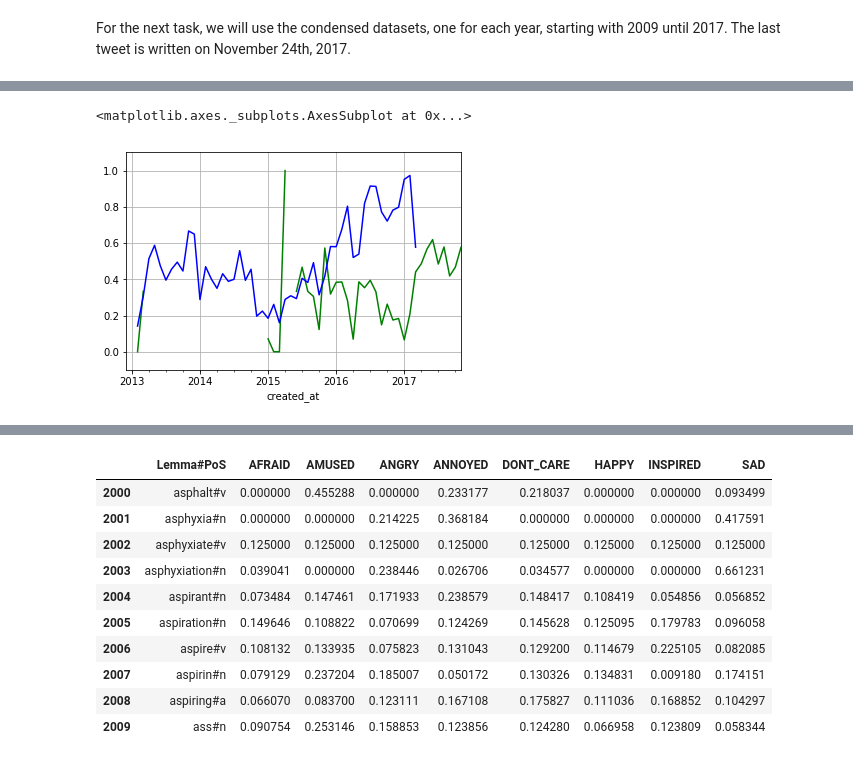
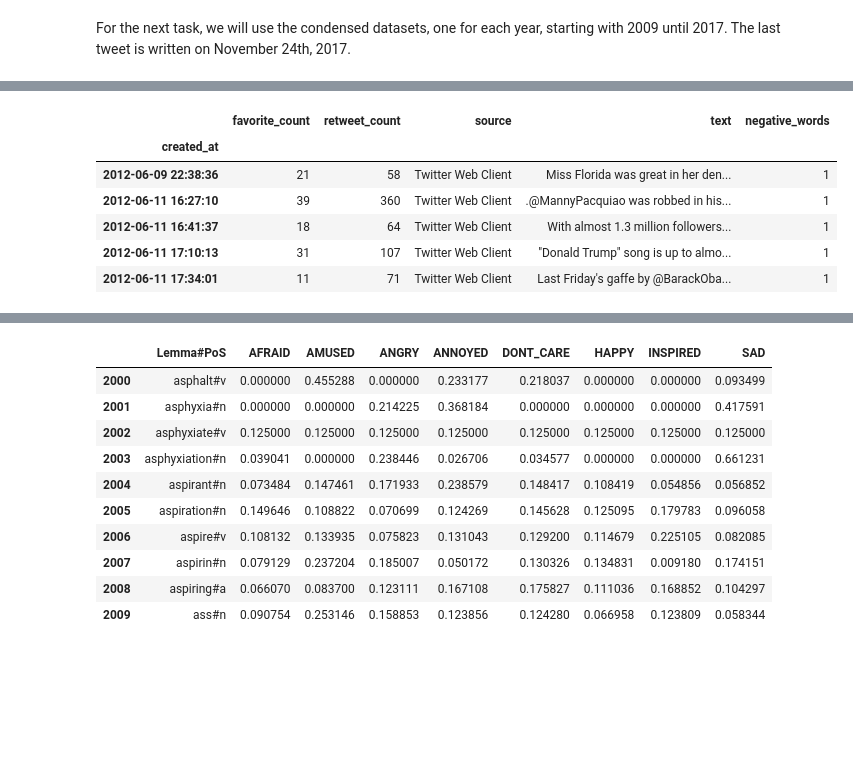
Before and after one commit to baetuc/ADA-CS-401, a Jupyter notebook: Project/Cip/Project-final.ipynb, the cells around one changed output, grey strips where cells are left out. Cells and saved outputs as stored; diff of their text form; code cells hidden in the pictures; blank space fills up the shorter version.

```diff
--- a/Project/Cip/Project-final.ipynb
+++ b/Project/Cip/Project-final.ipynb
@@ -231,9 +187,10 @@ condensed_dataset_android['negative_words'].groupby(pd.TimeGrouper(freq='M')).me
-# %%
-iPhone_monthly = condensed_dataset_iPhone['negative_words'].groupby(pd.TimeGrouper(freq='M')).mean()
-android_monthly = condensed_dataset_android['negative_words'].groupby(pd.TimeGrouper(freq='M')).mean()
-
-iPhone_monthly.plot(grid=True, label='iPhone', color='green', ylim=(-0.1, 1.1))
-android_monthly.plot(grid=True, label='android', color='blue', ylim=(-0.1, 1.1))
-# %% [output]
-<matplotlib.axes._subplots.AxesSubplot at 0x...>
-[figure, removed]
+# %%
+condensed_dataset_dataseted_dataset[2000:2005]
+# %% [output]
+|  | favorite_count | retweet_count | source | text | negative_words |
+| created_at |  |  |  |  |  |
+| 2012-06-09 22:38:36 | 21 | 58 | Twitter Web Client | Miss Florida was great in her den... | 1 |
+| 2012-06-11 16:27:10 | 39 | 360 | Twitter Web Client | .@MannyPacquiao was robbed in his... | 1 |
+| 2012-06-11 16:41:37 | 18 | 64 | Twitter Web Client | With almost 1.3 million followers... | 1 |
+| 2012-06-11 17:10:13 | 31 | 107 | Twitter Web Client | "Donald Trump" song is up to almo... | 1 |
+| 2012-06-11 17:34:01 | 11 | 71 | Twitter Web Client | Last Friday's gaffe by @BarackOba... | 1 |
```
Also changed, not shown: parts of 121 cells of this notebook, 3 other files.
